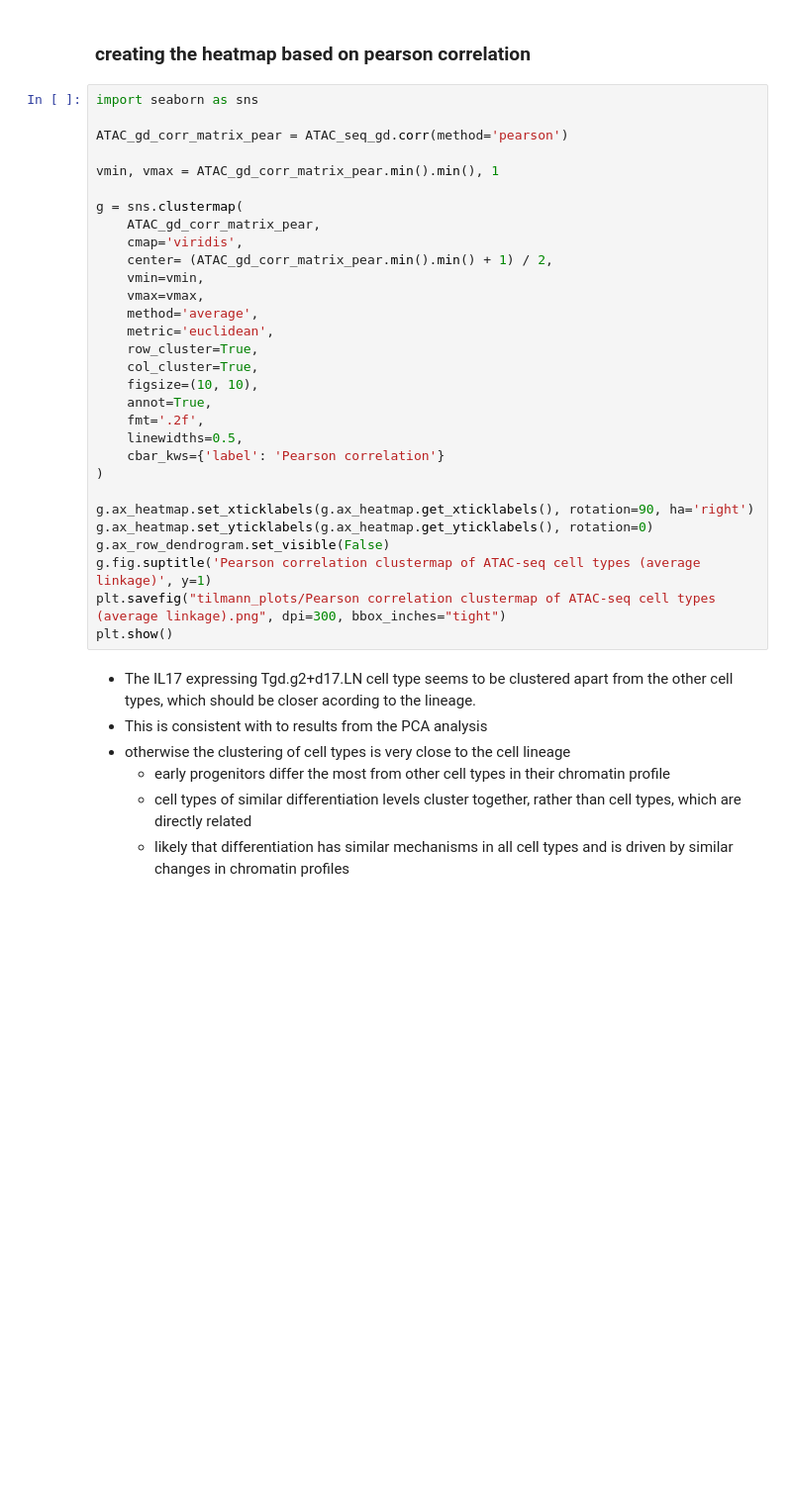
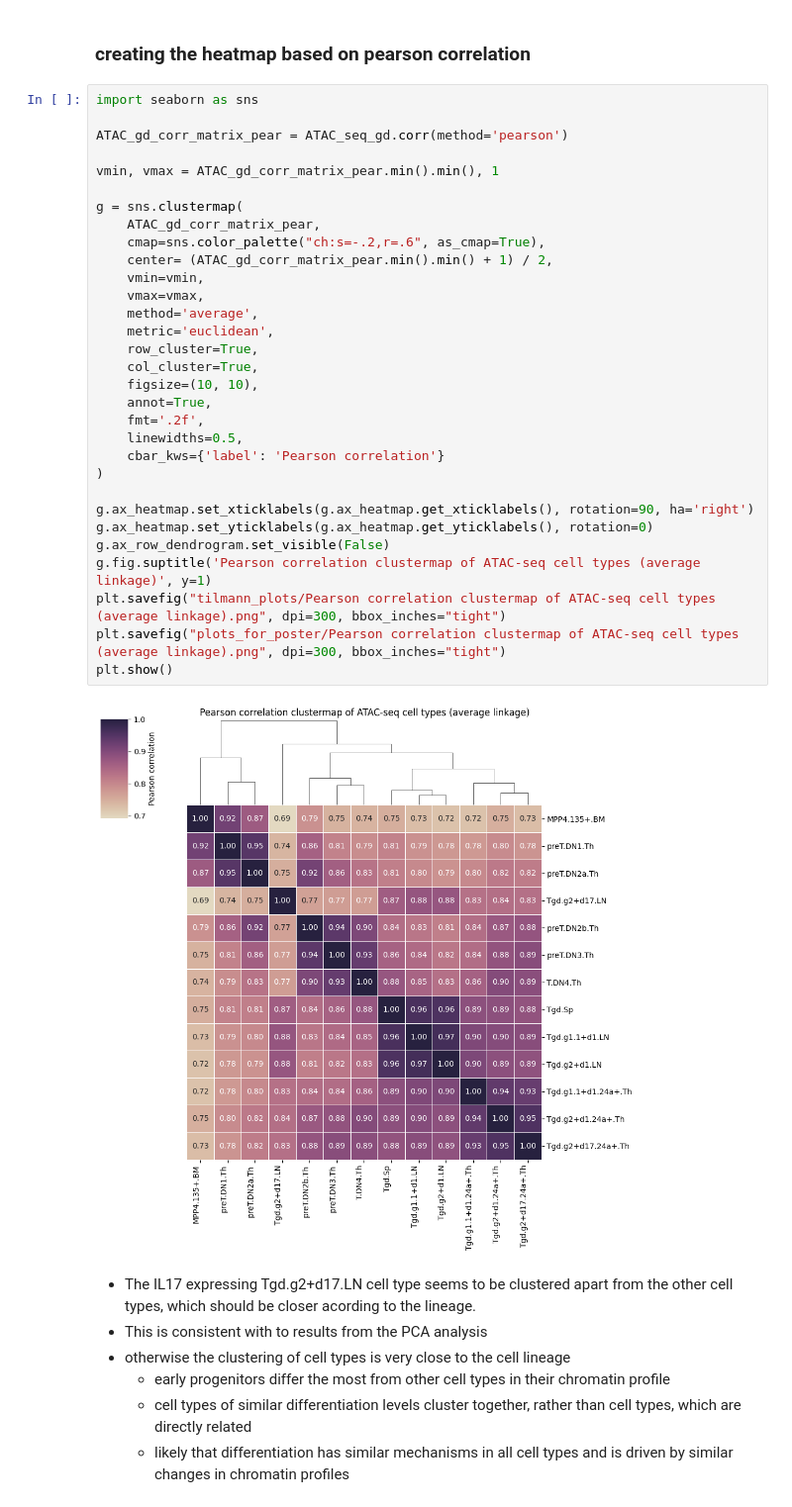
Before and after one commit to datascience-mobi-2026/topic04_team03, a Jupyter notebook: jupyter_tilmann_1.ipynb, the cells around one changed output. Shown at 99% size. Drawn from its saved outputs; the diff is of its cells as text; blank space fills up the shorter version.

Commit message:
folder for poster plots created

```diff
--- a/jupyter_tilmann_1.ipynb
+++ b/jupyter_tilmann_1.ipynb
@@ -1218,33 +1232,36 @@ ATAC_seq_gd
 # %%
 import seaborn as sns
 
 ATAC_gd_corr_matrix_pear = ATAC_seq_gd.corr(method='pearson')
 
 vmin, vmax = ATAC_gd_corr_matrix_pear.min().min(), 1
 
 g = sns.clustermap(
     ATAC_gd_corr_matrix_pear,
-    cmap='viridis',
+    cmap=sns.color_palette("ch:s=-.2,r=.6", as_cmap=True),
     center= (ATAC_gd_corr_matrix_pear.min().min() + 1) / 2,
     vmin=vmin,
     vmax=vmax,
     method='average',
     metric='euclidean',
     row_cluster=True,
     col_cluster=True,
     figsize=(10, 10),
     annot=True,
     fmt='.2f',
     linewidths=0.5,
     cbar_kws={'label': 'Pearson correlation'}
 )
 
 g.ax_heatmap.set_xticklabels(g.ax_heatmap.get_xticklabels(), rotation=90, ha='right')
 g.ax_heatmap.set_yticklabels(g.ax_heatmap.get_yticklabels(), rotation=0)
 g.ax_row_dendrogram.set_visible(False)
 g.fig.suptitle('Pearson correlation clustermap of ATAC-seq cell types (average linkage)', y=1)
 plt.savefig("tilmann_plots/Pearson correlation clustermap of ATAC-seq cell types (average linkage).png", dpi=300, bbox_inches="tight")
+plt.savefig("plots_for_poster/Pearson correlation clustermap of ATAC-seq cell types (average linkage).png", dpi=300, bbox_inches="tight")
 plt.show()
+# %% [output]
+[figure, added]
 # %% [markdown]
 - The IL17 expressing Tgd.g2+d17.LN cell type seems to be clustered apart from the other cell types, which should be closer acording to the lineage.
 - This is consistent with to results from the PCA analysis
```
Also changed, not shown: parts of 1 cell of this notebook, 7 other files.
